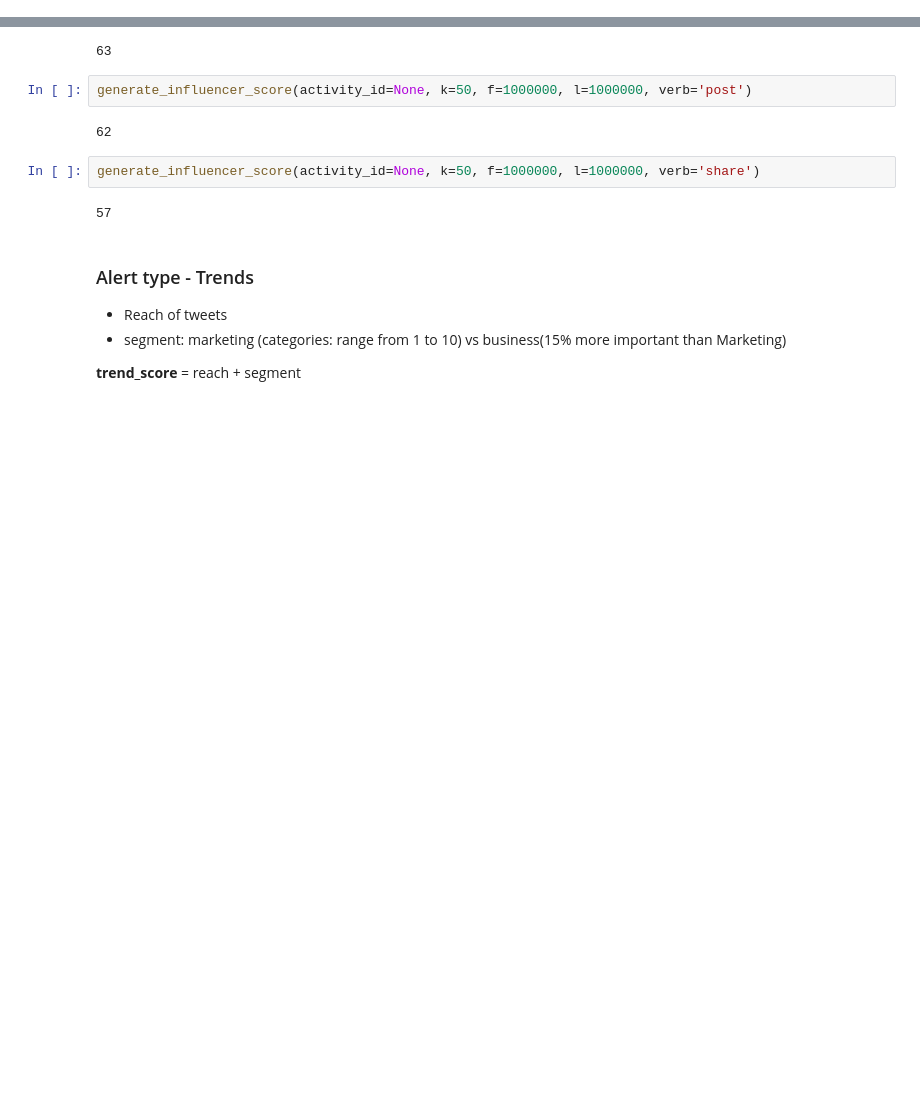
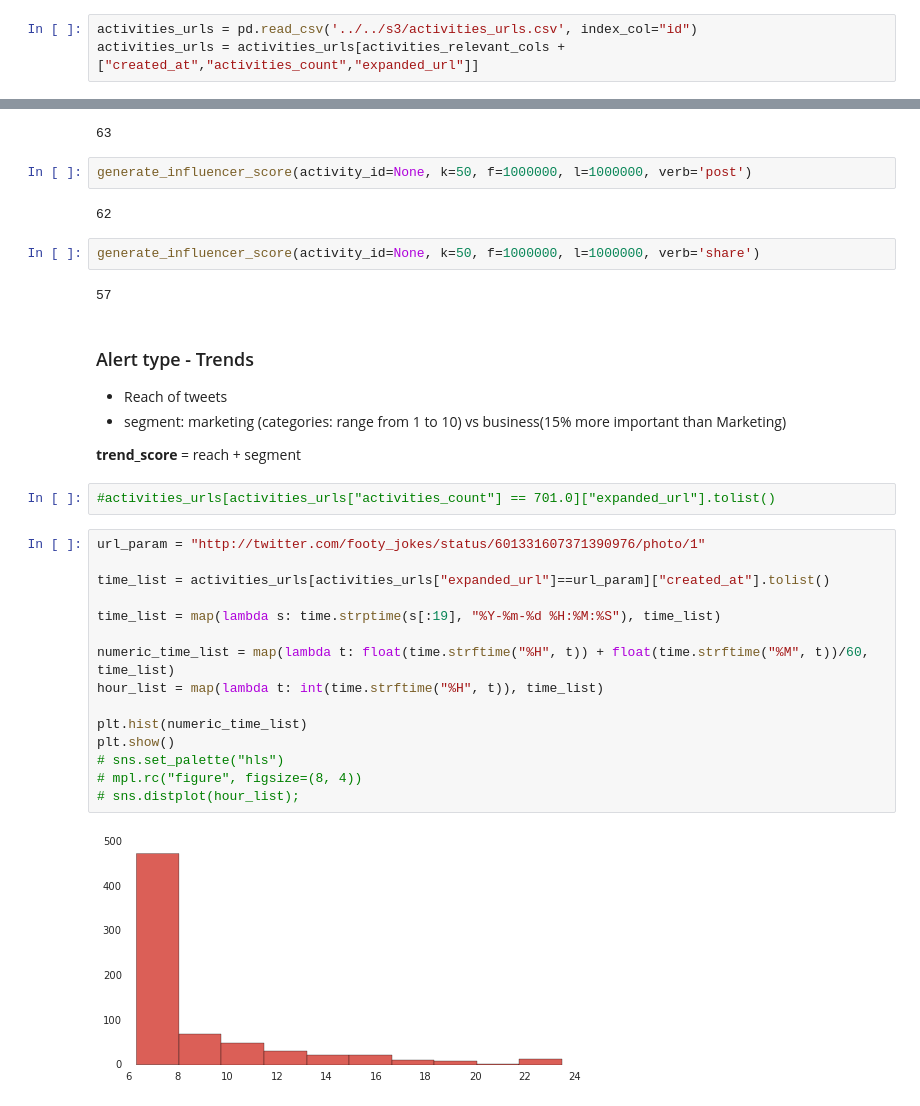
Before and after one commit to encorealerts/ipython-experiments, a Jupyter notebook: adornes/python_analysis_score_alerts.ipynb, the cells around one changed output, grey strips where cells are left out. Drawn from its saved outputs; the diff is of its cells as text; blank space fills up the shorter version.

```diff
--- a/adornes/python_analysis_score_alerts.ipynb
+++ b/adornes/python_analysis_score_alerts.ipynb
@@ -129,0 +166,3 @@ actors.describe()
+# %%
+activities_urls = pd.read_csv('../../s3/activities_urls.csv', index_col="id")
+activities_urls = activities_urls[activities_relevant_cols +["created_at","activities_count","expanded_url"]]
@@ -243,3 +309,22 @@ generate_influencer_score(activity_id=None, k=50, f=1000000, l=1000000, verb='sh
 * segment: marketing (categories: range from 1 to 10) vs business(15% more important than Marketing)
 
 **trend_score** = reach + segment
+# %%
+#activities_urls[activities_urls["activities_count"] == 701.0]["expanded_url"].tolist()
+# %%
+url_param = "http://twitter.com/footy_jokes/status/601331607371390976/photo/1"
+
+time_list = activities_urls[activities_urls["expanded_url"]==url_param]["created_at"].tolist()
+
+time_list = map(lambda s: time.strptime(s[:19], "%Y-%m-%d %H:%M:%S"), time_list)
+
+numeric_time_list = map(lambda t: float(time.strftime("%H", t)) + float(time.strftime("%M", t))/60, time_list)
+hour_list = map(lambda t: int(time.strftime("%H", t)), time_list)
+
+plt.hist(numeric_time_list)
+plt.show()
+# sns.set_palette("hls")
+# mpl.rc("figure", figsize=(8, 4))
+# sns.distplot(hour_list);
+# %% [output]
+[figure, added]
```
Also changed, not shown: parts of 17 cells of this notebook.
